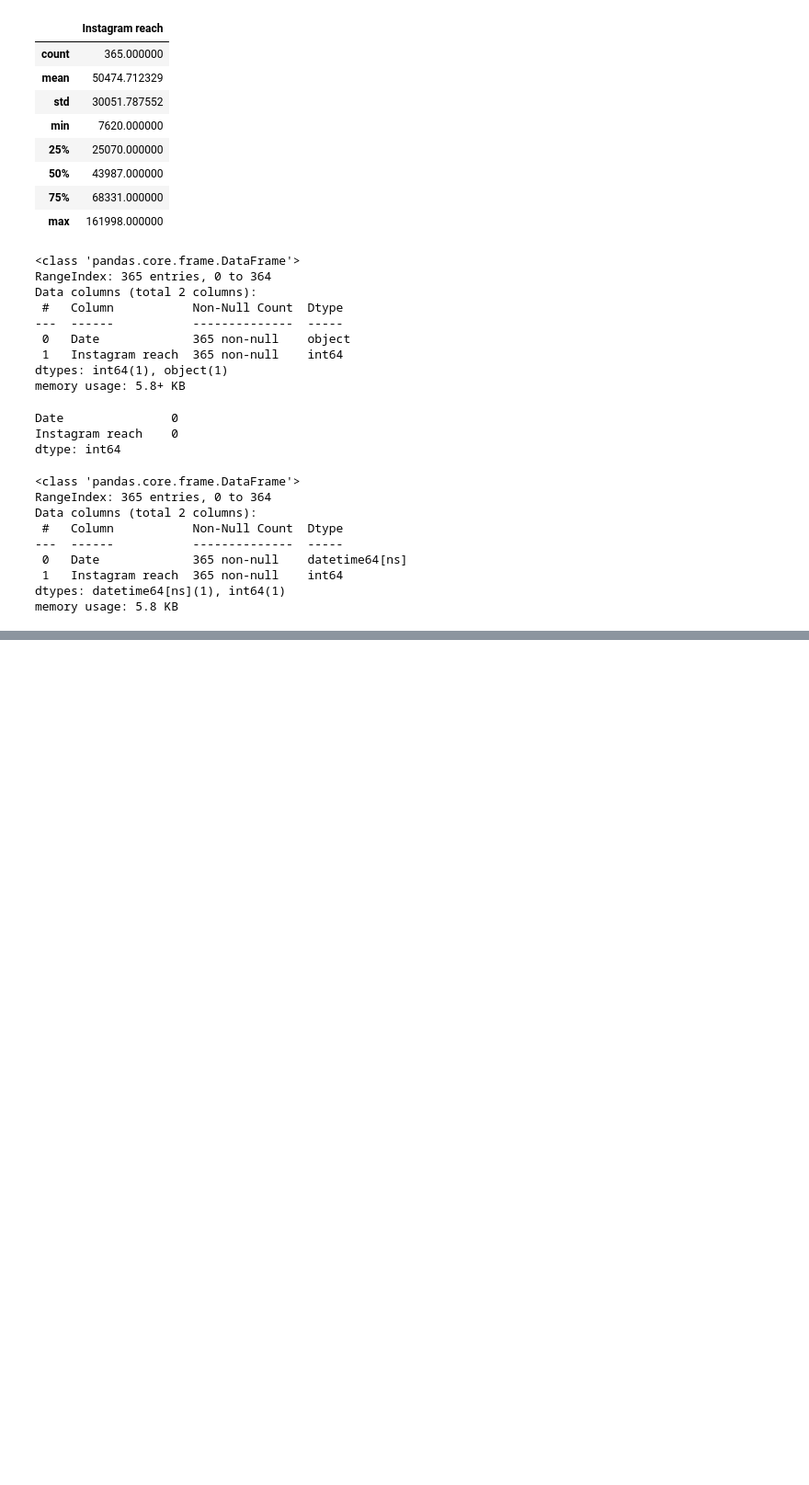
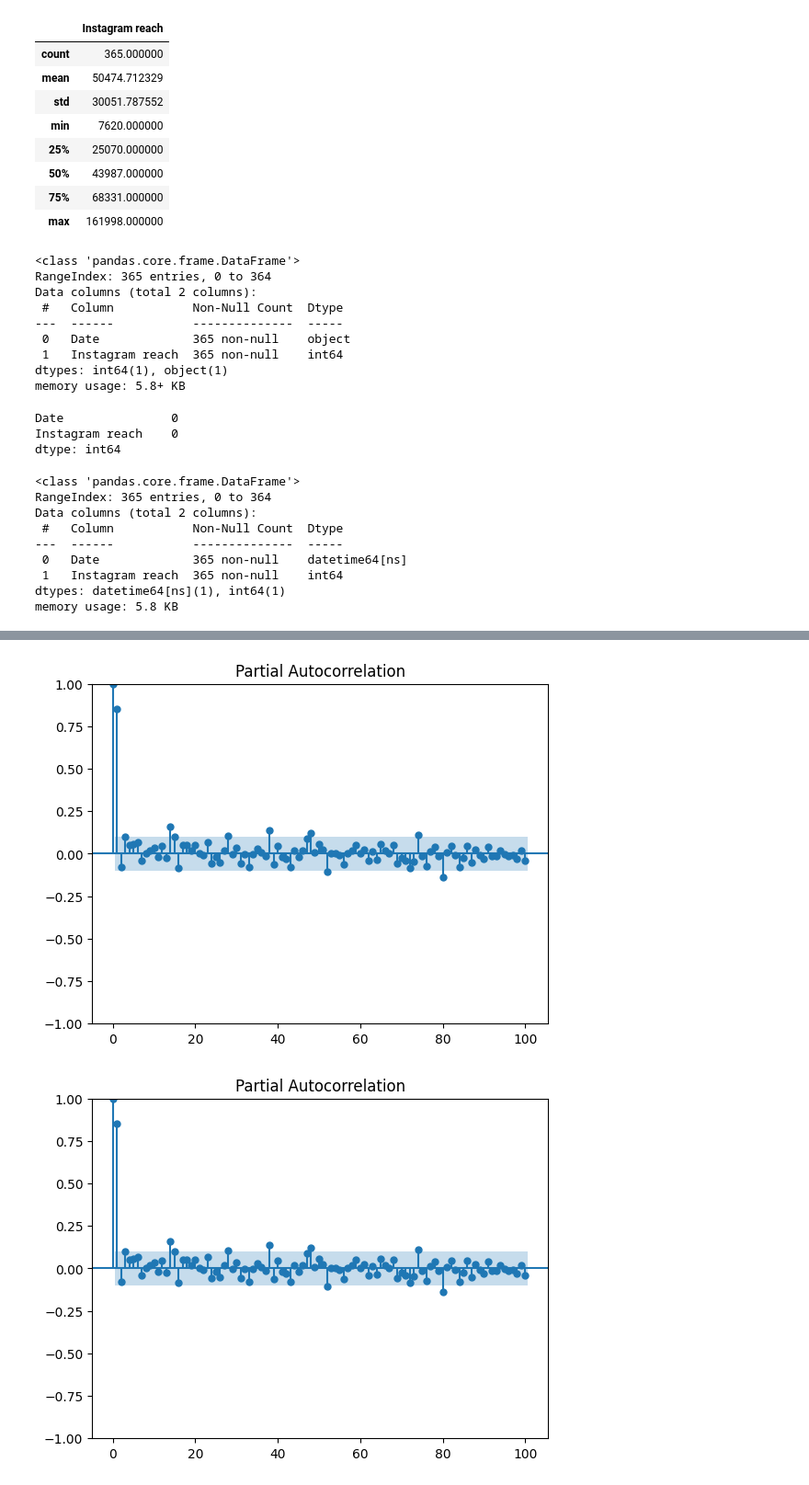
Before and after one commit to kaifshaheemj/Instagram_Reach, a Jupyter notebook: Reach.ipynb, the cells around one changed output, grey strips where cells are left out. Shown at 92% size. Saved outputs shown, nothing was run; the diff lists cells and outputs as text; code cells hidden in the pictures; blank space fills up the shorter version.

```diff
--- a/Reach.ipynb
+++ b/Reach.ipynb
@@ -77,0 +182,6 @@ fig.show()
+# %%
+from statsmodels.graphics.tsaplots import plot_pacf
+plot_pacf(data["Instagram reach"], lags = 100)
+# %% [output]
+[figure, added]
+[figure, added]
```
Also changed, not shown: parts of 18 cells of this notebook, 19 other files.
